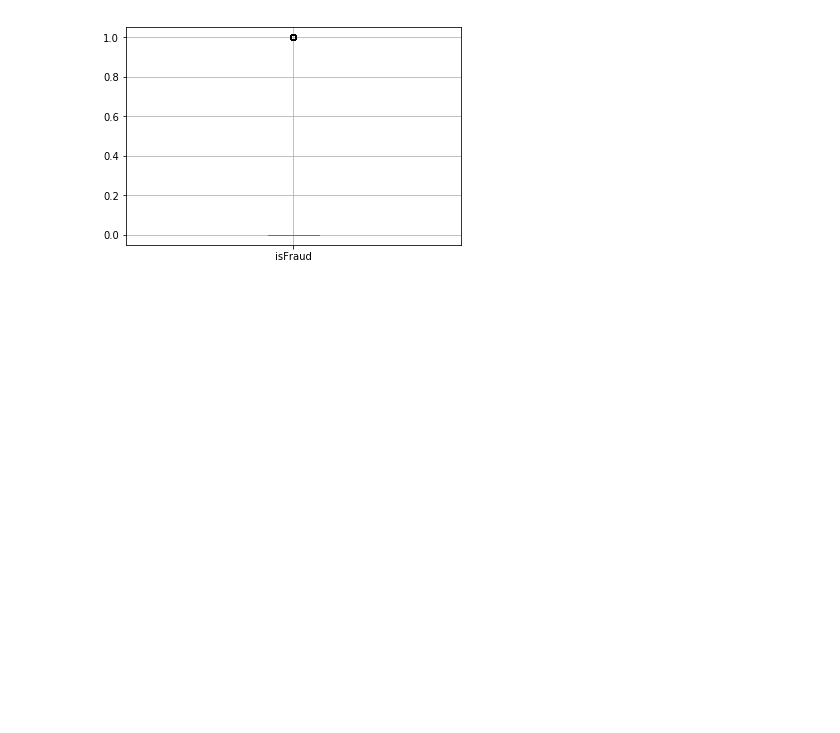
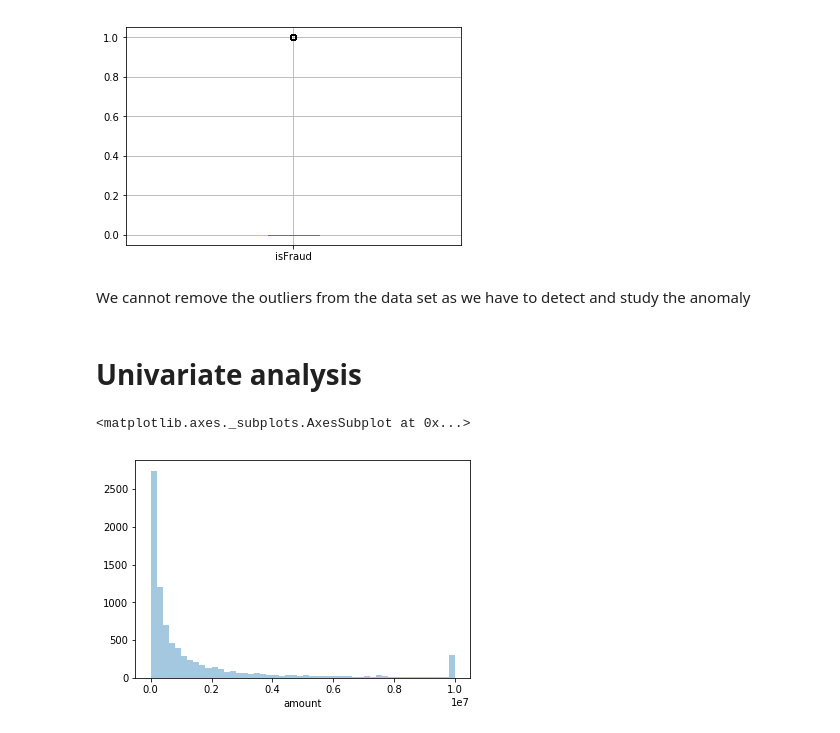
Before and after one commit to OmkarNaik10/Fraud_detection, a Jupyter notebook: Project.ipynb, the cells around one changed output. Saved outputs shown, nothing was run; the diff lists cells and outputs as text; code cells hidden in the pictures; blank space fills up the shorter version.

```diff
--- a/Project.ipynb
+++ b/Project.ipynb
@@ -181,3 +205,7 @@ data.boxplot(column= 'isFraud')
 # %% [output]
 <matplotlib.axes._subplots.AxesSubplot at 0x...>
 [figure]
+# %% [markdown]
+We cannot remove the outliers from the data set as we have to detect and study the anomaly
+# %% [markdown]
+# Univariate analysis
@@ -183,0 +214,5 @@ data.boxplot(column= 'isFraud')
+# %%
+sns.distplot(fraud.amount, kde = False)
+# %% [output]
+<matplotlib.axes._subplots.AxesSubplot at 0x...>
+[figure, added]
```
Also changed, not shown: parts of 218 cells of this notebook, 2 other files.
